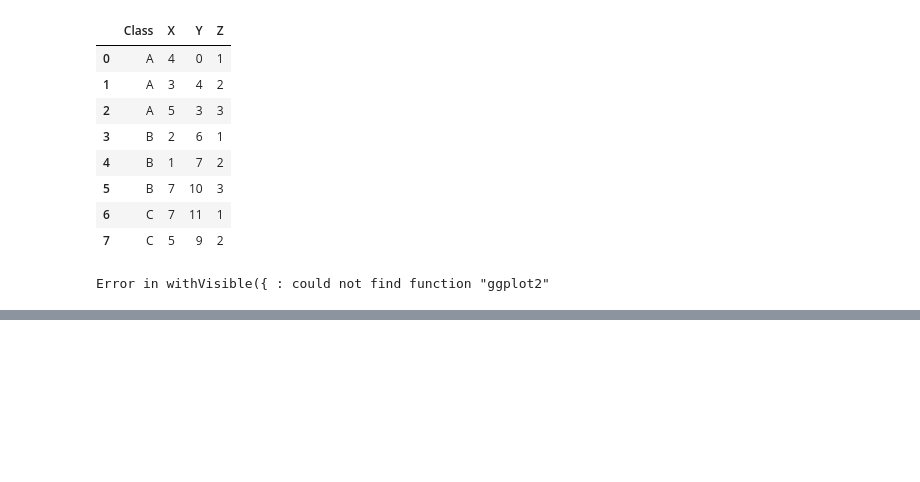
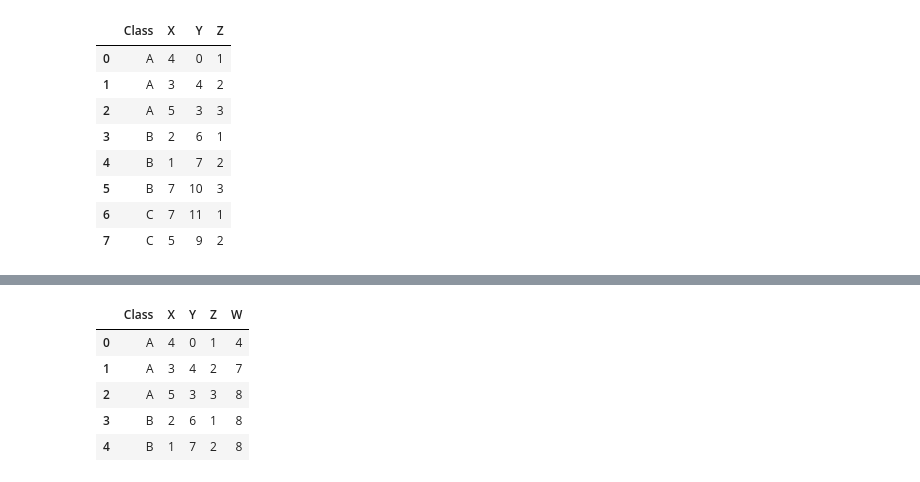
Before and after one commit to hanhanwu/Basic_But_Useful, a Jupyter notebook: python_tricks.ipynb, the cells around one changed output, grey strips where cells are left out. Drawn from its saved outputs; the diff is of its cells as text; code cells hidden in the pictures; blank space fills up the shorter version.

```diff
--- a/python_tricks.ipynb
+++ b/python_tricks.ipynb
@@ -316,7 +320,8 @@ df
 | 6 | C | 7 | 11 | 1 |
 | 7 | C | 5 | 9 | 2 |
 # %%
-%%R -i df
-ggplot2(data = df) + geom_point(aes(x = X, y= Y, color = Class, size = Z))
+%R -i df
+
+df['W'] = df['X']+df['Y']
+df.head()
 # %% [output]
-Error in withVisible({ : could not find function "ggplot2"
@@ -323,0 +328,6 @@ Error in withVisible({ : could not find function "ggplot2"
+|  | Class | X | Y | Z | W |
+| 0 | A | 4 | 0 | 1 | 4 |
+| 1 | A | 3 | 4 | 2 | 7 |
+| 2 | A | 5 | 3 | 3 | 8 |
+| 3 | B | 2 | 6 | 1 | 8 |
+| 4 | B | 1 | 7 | 2 | 8 |
```
Also changed, not shown: parts of 2 cells of this notebook.
